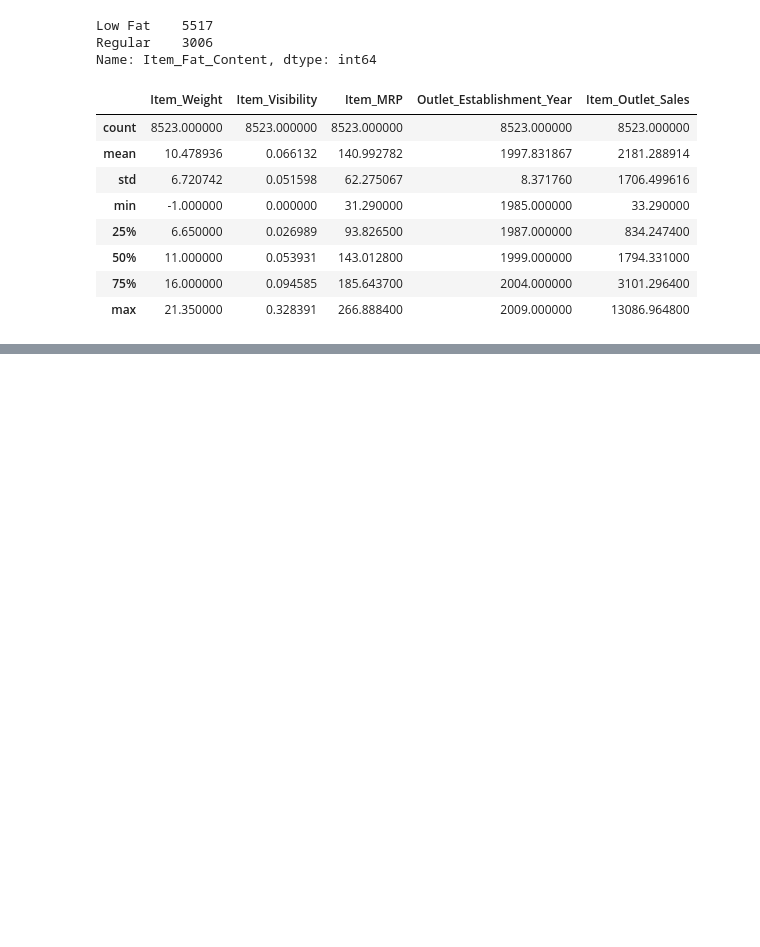
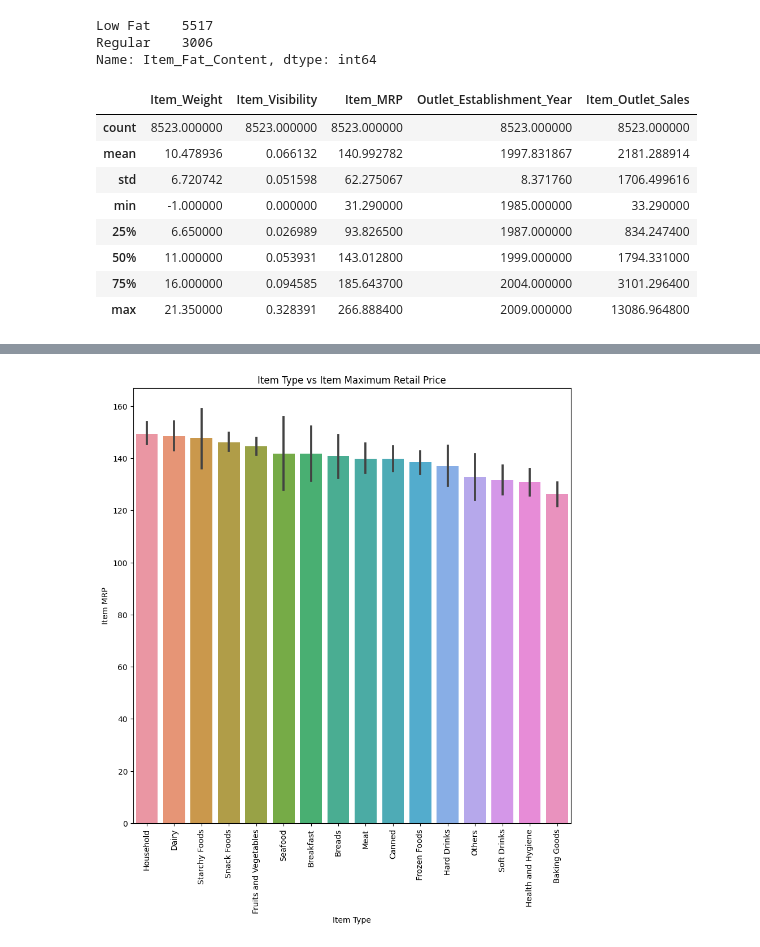
Before and after one commit to jeromeee2330/Prediction-of-Product-Sales, a Jupyter notebook: Prediction_of_Product_Sales_PJMCarreon.ipynb, the cells around one changed output, grey strips where cells are left out. Saved outputs shown, nothing was run; the diff lists cells and outputs as text; code cells hidden in the pictures; blank space fills up the shorter version.

```diff
--- a/Prediction_of_Product_Sales_PJMCarreon.ipynb
+++ b/Prediction_of_Product_Sales_PJMCarreon.ipynb
@@ -233,0 +248,3 @@ df_product_sales[num_cols].describe()
+# %%
+means = df_product_sales.groupby('Item_Type')['Item_MRP'].mean().sort_values(ascending=False)
+means
@@ -233,0 +270,10 @@ df_product_sales[num_cols].describe()
+# %%
+#barplot to explore charges
+fig, ax = plt.subplots(figsize=(10,10))
+ax = sns.barplot(data=df_product_sales, x='Item_Type', y='Item_MRP', order=means.index);
+ax.tick_params(axis='x', rotation = 90);
+plt.xlabel("Item Type");
+plt.ylabel("Item MRP");
+plt.title("Item Type vs Item Maximum Retail Price");
+# %% [output]
+[figure, added]
```
Also changed, not shown: parts of 14 cells of this notebook.
